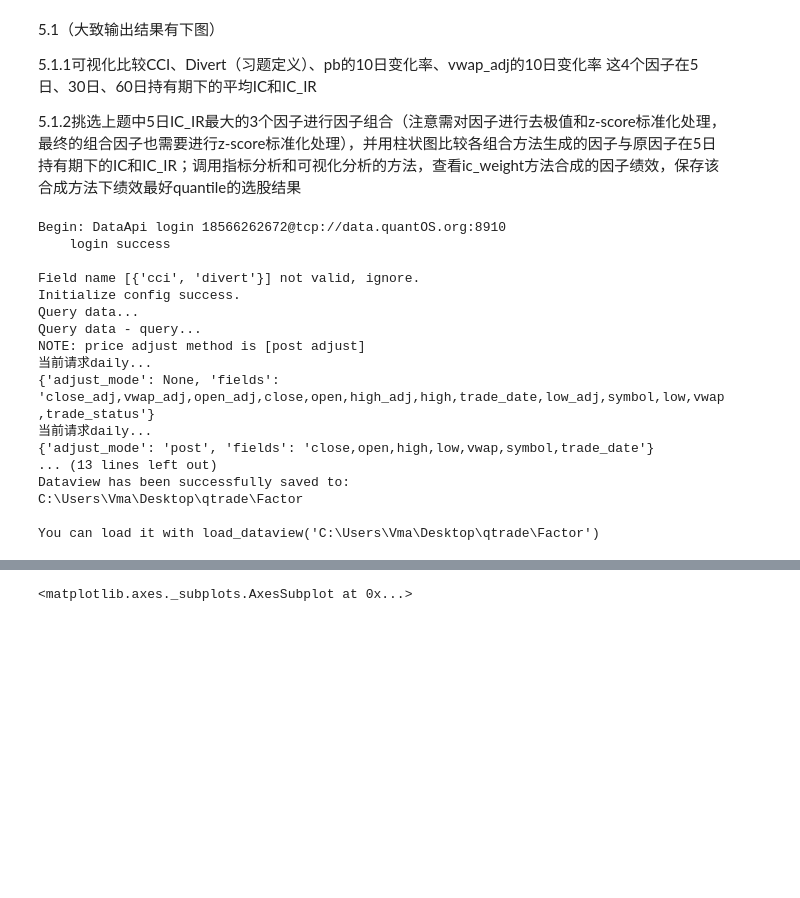
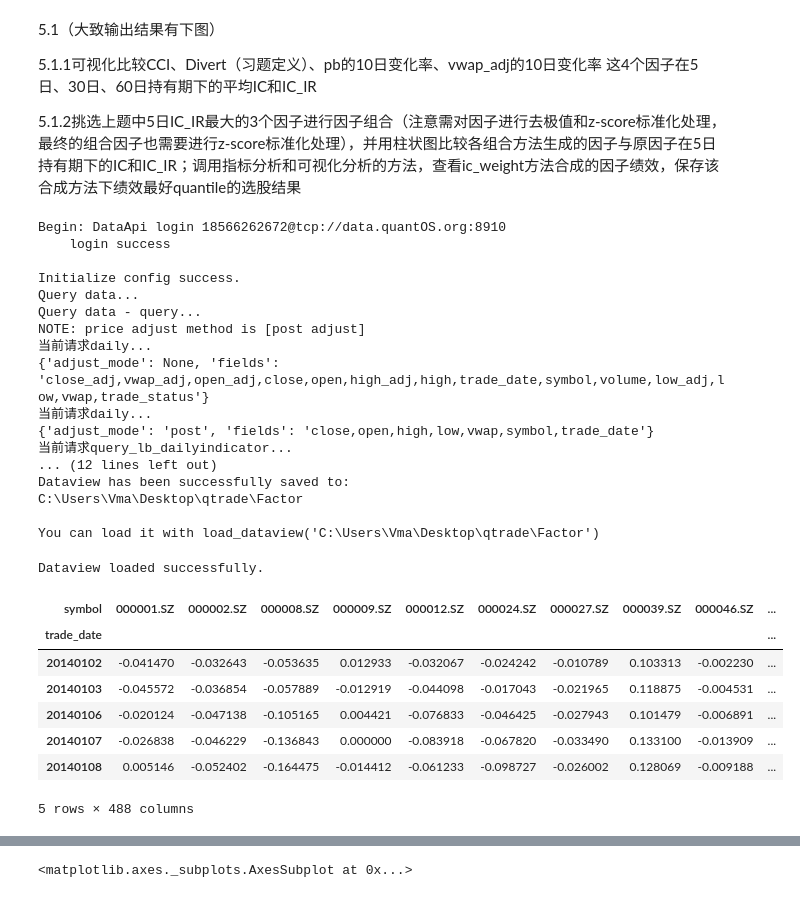
Before and after one commit to kpma1120/homework, a Jupyter notebook: 2、talib、数据处理与jaqs相关试题.ipynb, the cells around one changed output, grey strips where cells are left out. Saved outputs shown, nothing was run; the diff lists cells and outputs as text; code cells hidden in the pictures; blank space fills up the shorter version.

```diff
--- a/2、talib、数据处理与jaqs相关试题.ipynb
+++ b/2、talib、数据处理与jaqs相关试题.ipynb
@@ -146,10 +160,9 @@ def save_dataview():
 
     dv = DataView()
     props = {'start_date': 20140101, 'end_date': 20180101, 'universe': '000300.SH',
-             'fields': "volume,pb,pe,ps,roe,float_mv,sw1",
              'fields': ','.join(fields),
              'freq': 1,
-            'timeout': 1440000}
+            'timeout': 1000000000}
 
     dv.init_from_config(props, ds)
     dv.prepare_data()
@@ -160,17 +173,35 @@ save_dataview()
 Begin: DataApi login 18566262672@tcp://data.quantOS.org:8910
     login success
 
-Field name [{'cci', 'divert'}] not valid, ignore.
 Initialize config success.
 Query data...
 Query data - query...
 NOTE: price adjust method is [post adjust]
 当前请求daily...
-{'adjust_mode': None, 'fields': 'close_adj,vwap_adj,open_adj,close,open,high_adj,high,trade_date,low_adj,symbol,low,vwap,trade_status'}
+{'adjust_mode': None, 'fields': 'close_adj,vwap_adj,open_adj,close,open,high_adj,high,trade_date,symbol,volume,low_adj,low,vwap,trade_status'}
 当前请求daily...
 {'adjust_mode': 'post', 'fields': 'close,open,high,low,vwap,symbol,trade_date'}
-... (13 lines left out)
+当前请求query_lb_dailyindicator...
+... (12 lines left out)
 Dataview has been successfully saved to:
 C:\Users\Vma\Desktop\qtrade\Factor
 
 You can load it with load_dataview('C:\Users\Vma\Desktop\qtrade\Factor')
+# %%
+# 加载数据
+
+dv = DataView()
+dv.load_dataview(dataview_folder)
+# %% [output]
+Dataview loaded successfully.
+# %%
+dv.add_formula('pb_change', '(pb - Delay(pb, 10)) / Delay(pb, 10)', is_quarterly=False, add_data=True).head()
+# %% [output]
+| symbol | 000001.SZ | 000002.SZ | 000008.SZ | 000009.SZ | 000012.SZ | 000024.SZ | 000027.SZ | 000039.SZ | 000046.SZ | ... |
+| trade_date |  |  |  |  |  |  |  |  |  | ... |
+| 20140102 | -0.041470 | -0.032643 | -0.053635 | 0.012933 | -0.032067 | -0.024242 | -0.010789 | 0.103313 | -0.002230 | ... |
+| 20140103 | -0.045572 | -0.036854 | -0.057889 | -0.012919 | -0.044098 | -0.017043 | -0.021965 | 0.118875 | -0.004531 | ... |
+| 20140106 | -0.020124 | -0.047138 | -0.105165 | 0.004421 | -0.076833 | -0.046425 | -0.027943 | 0.101479 | -0.006891 | ... |
+| 20140107 | -0.026838 | -0.046229 | -0.136843 | 0.000000 | -0.083918 | -0.067820 | -0.033490 | 0.133100 | -0.013909 | ... |
+| 20140108 | 0.005146 | -0.052402 | -0.164475 | -0.014412 | -0.061233 | -0.098727 | -0.026002 | 0.128069 | -0.009188 | ... |
+5 rows × 488 columns
```
Also changed, not shown: parts of 6 cells of this notebook.
